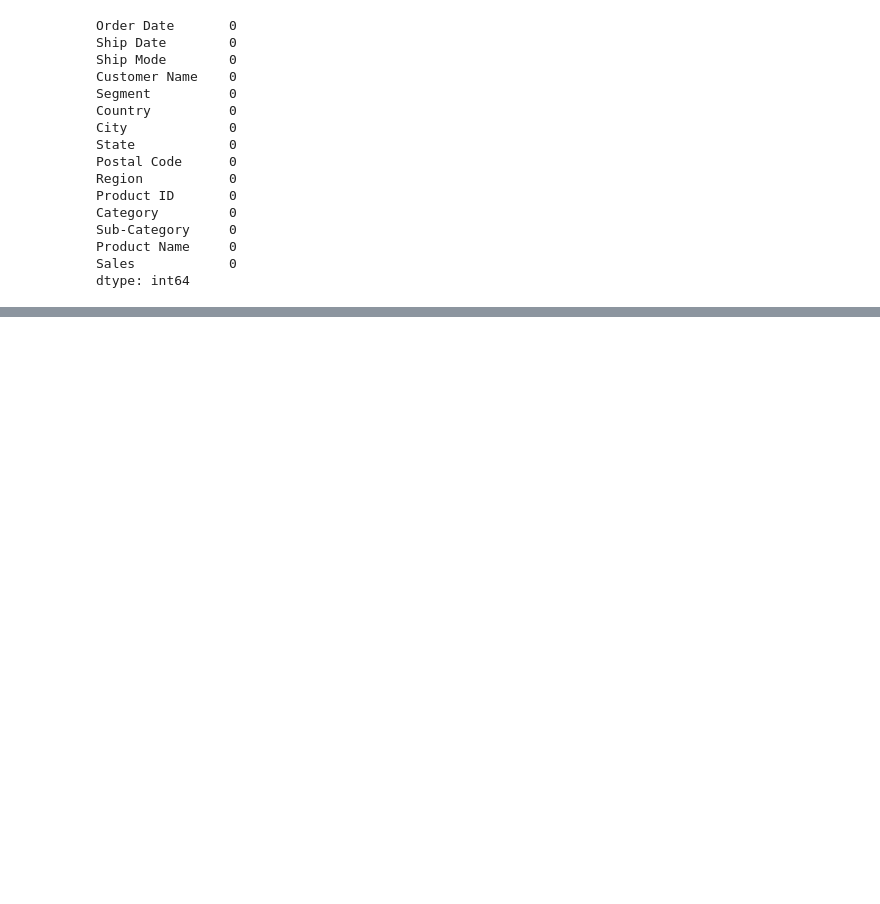
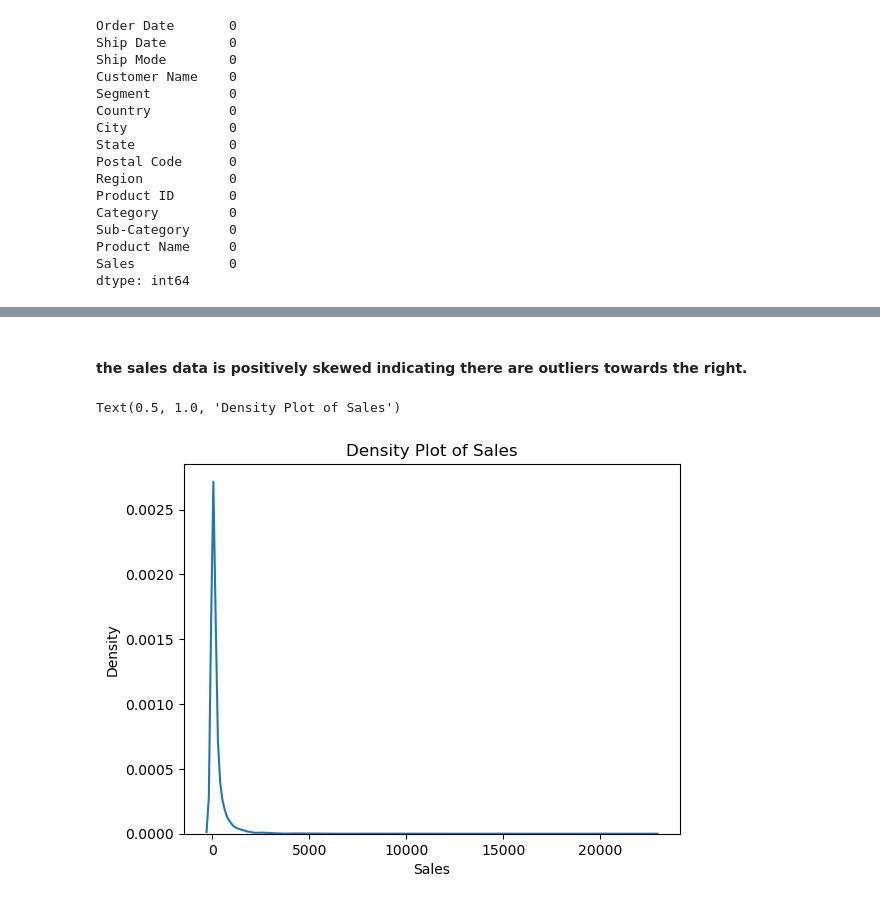
Before and after one commit to Abednego-py/Intro-to-numpy-and-pandas, a Jupyter notebook: Intro to Numpy and Pandas.ipynb, the cells around one changed output, grey strips where cells are left out. Drawn from its saved outputs; the diff is of its cells as text; code cells hidden in the pictures; blank space fills up the shorter version.

```diff
--- a/Intro to Numpy and Pandas.ipynb
+++ b/Intro to Numpy and Pandas.ipynb
@@ -687,0 +703,8 @@ dtype: int64
+# %% [markdown]
+#### the sales data is positively skewed indicating there are outliers towards the right.
+# %%
+sb.kdeplot(ss_df['Sales'])
+plt.title('Density Plot of Sales')
+# %% [output]
+Text(0.5, 1.0, 'Density Plot of Sales')
+[figure, added]
```
Also changed, not shown: parts of 40 cells of this notebook, 1 other file.
